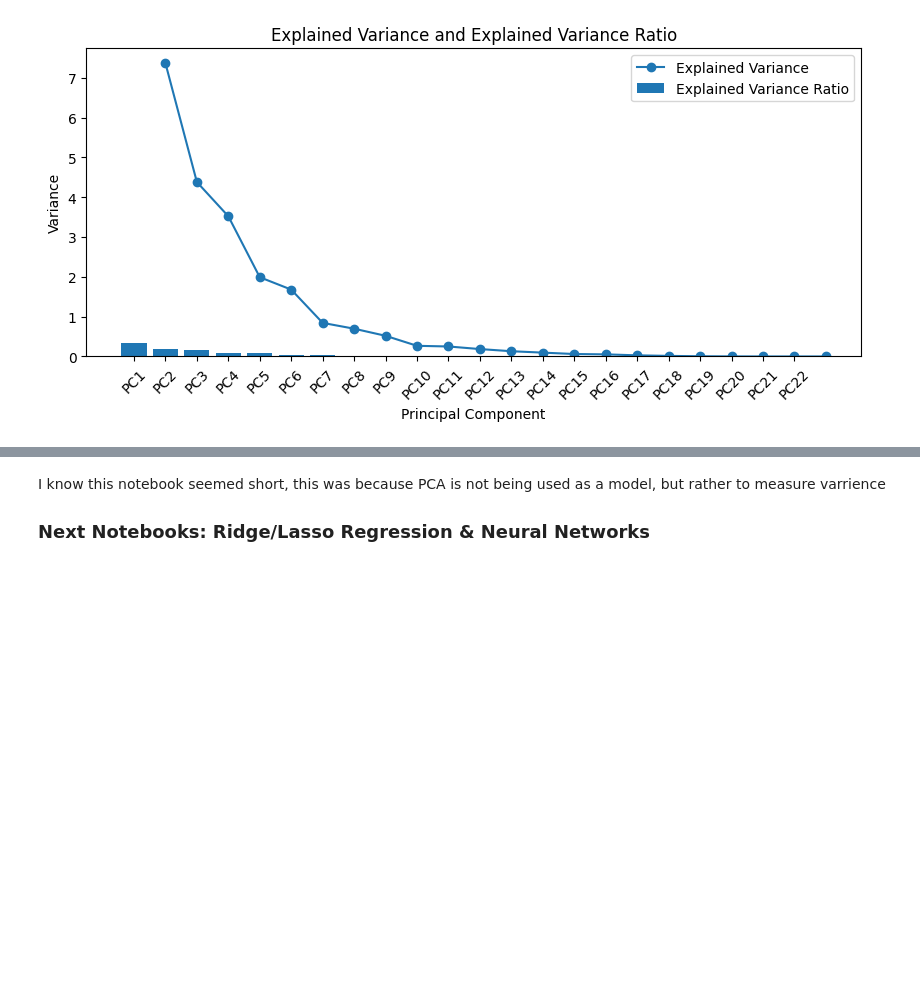
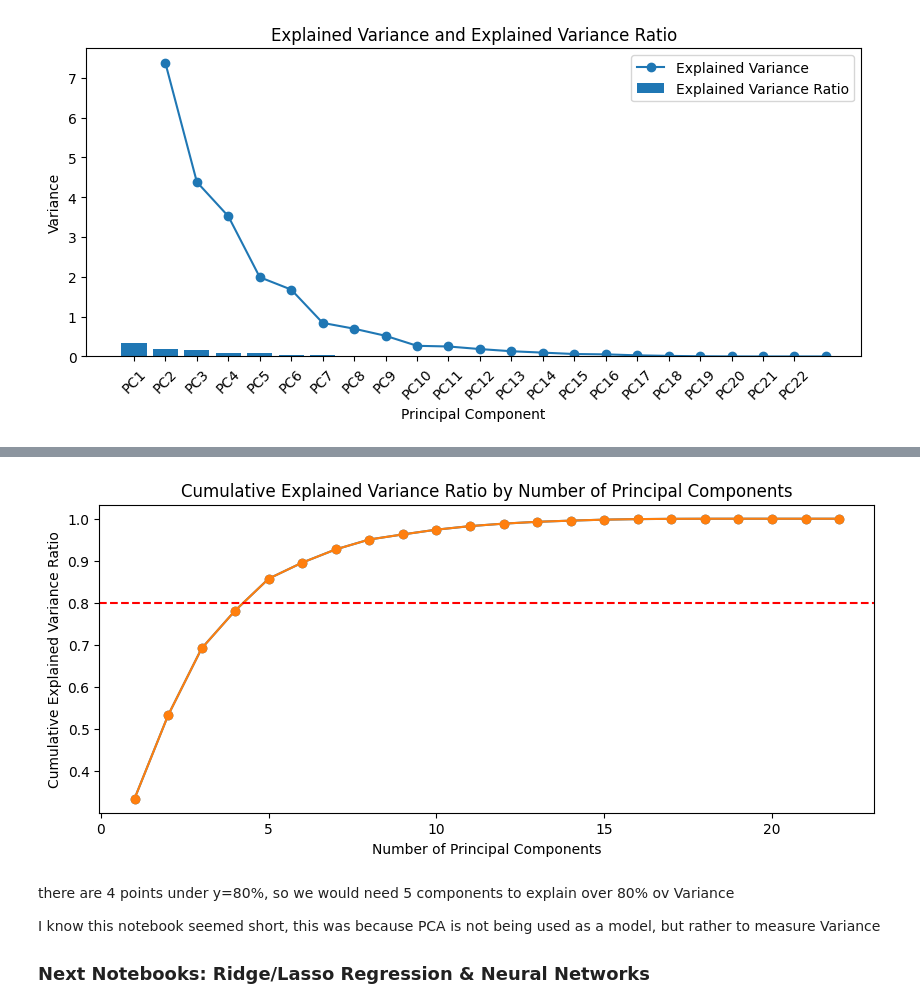
Before and after one commit to almsam/ML-playground, a Jupyter notebook: part 11 PCA.ipynb, the cells around one changed output, grey strips where cells are left out. Drawn from its saved outputs; the diff is of its cells as text; code cells hidden in the pictures; blank space fills up the shorter version.

```diff
--- a/part 11 PCA.ipynb
+++ b/part 11 PCA.ipynb
@@ -120,4 +128,13 @@ plt.xticks(rotation=45);        plt.legend();      plt.show()
+# %%
+pcacumsum = np.cumsum(pca.explained_variance_ratio_)
+plt.figure(figsize=(10, 4)); plt.plot(range(1, len(pcacumsum) + 1), pcacumsum, marker='o', linestyle='-')
+plt.plot(range(1, len(pcacumsum) + 1), pcacumsum, marker='o', linestyle='-'); plt.axhline(y=0.8, color='r', linestyle='--', label='80% Explained Variance')
+plt.xlabel('Number of Principal Components'); plt.ylabel('Cumulative Explained Variance Ratio'); plt.title('Cumulative Explained Variance Ratio by Number of Principal Components'); plt.show()
+# %% [output]
+[figure, added]
 # %% [markdown]
-I know this notebook seemed short, this was because PCA is not being used as a model, but rather to measure varrience
+there are 4 points under y=80%, so we would need 5 components to explain over 80% ov Variance
+
+I know this notebook seemed short, this was because PCA is not being used as a model, but rather to measure Variance
 
 ### **Next Notebooks: Ridge/Lasso Regression & Neural Networks**
```
Also changed, not shown: parts of 2 cells of this notebook.
